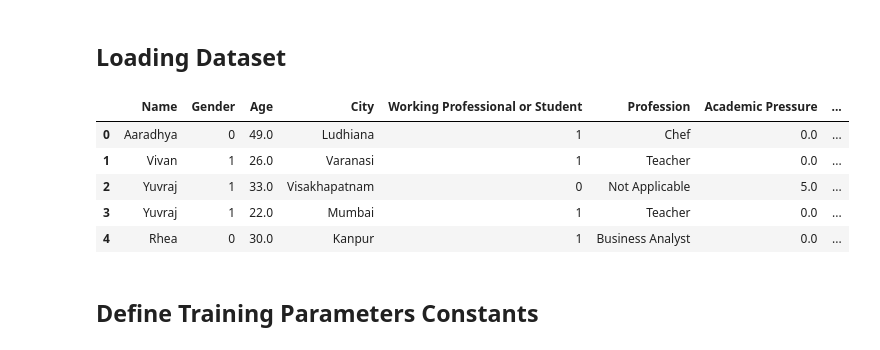
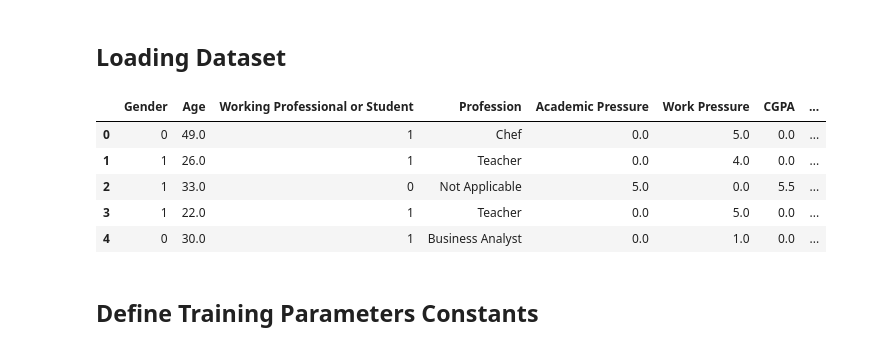
Before and after one commit to TDat94/ExploringMentalHealthData, a Jupyter notebook: scripts/xgboost_training.ipynb, the cells around one changed output. Cells and saved outputs as stored; diff of their text form; code cells hidden in the pictures.

Commit message:
Dropped noisy columns to try to improve performance (success but not new best)

```diff
--- a/scripts/xgboost_training.ipynb
+++ b/scripts/xgboost_training.ipynb
@@ -14,24 +14,28 @@ from tabulate import tabulate
 # %%
 # Load proccessed dataset
 data = pd.read_csv("../data/processed_train.csv")
 # Load test dataset
 test_data = pd.read_csv("../data/processed_test.csv")
 
 # Drop id column
 data = data.drop(columns=['id'])
+# Drop Name and City columns as they are not useful for modeling
+data.drop(columns=['Name', 'City'], inplace=True)
+test_data.drop(columns=['Name', 'City'], inplace=True)
+
 # Keep test id column separately
 test_ids = test_data['id']
 # Drop test id column
 test_data = test_data.drop(columns=['id'])
 
 data.head()
 # %% [output]
-|  | Name | Gender | Age | City | Working Professional or Student | Profession | Academic Pressure | ... |
-| 0 | Aaradhya | 0 | 49.0 | Ludhiana | 1 | Chef | 0.0 | ... |
-| 1 | Vivan | 1 | 26.0 | Varanasi | 1 | Teacher | 0.0 | ... |
-| 2 | Yuvraj | 1 | 33.0 | Visakhapatnam | 0 | Not Applicable | 5.0 | ... |
-| 3 | Yuvraj | 1 | 22.0 | Mumbai | 1 | Teacher | 0.0 | ... |
-| 4 | Rhea | 0 | 30.0 | Kanpur | 1 | Business Analyst | 0.0 | ... |
+|  | Gender | Age | Working Professional or Student | Profession | Academic Pressure | Work Pressure | CGPA | ... |
+| 0 | 0 | 49.0 | 1 | Chef | 0.0 | 5.0 | 0.0 | ... |
+| 1 | 1 | 26.0 | 1 | Teacher | 0.0 | 4.0 | 0.0 | ... |
+| 2 | 1 | 33.0 | 0 | Not Applicable | 5.0 | 0.0 | 5.5 | ... |
+| 3 | 1 | 22.0 | 1 | Teacher | 0.0 | 5.0 | 0.0 | ... |
+| 4 | 0 | 30.0 | 1 | Business Analyst | 0.0 | 1.0 | 0.0 | ... |
 # %% [markdown]
 ## Define Training Parameters Constants
 # %%
```
Also changed, not shown: parts of 5 cells of this notebook, 1 other file.
